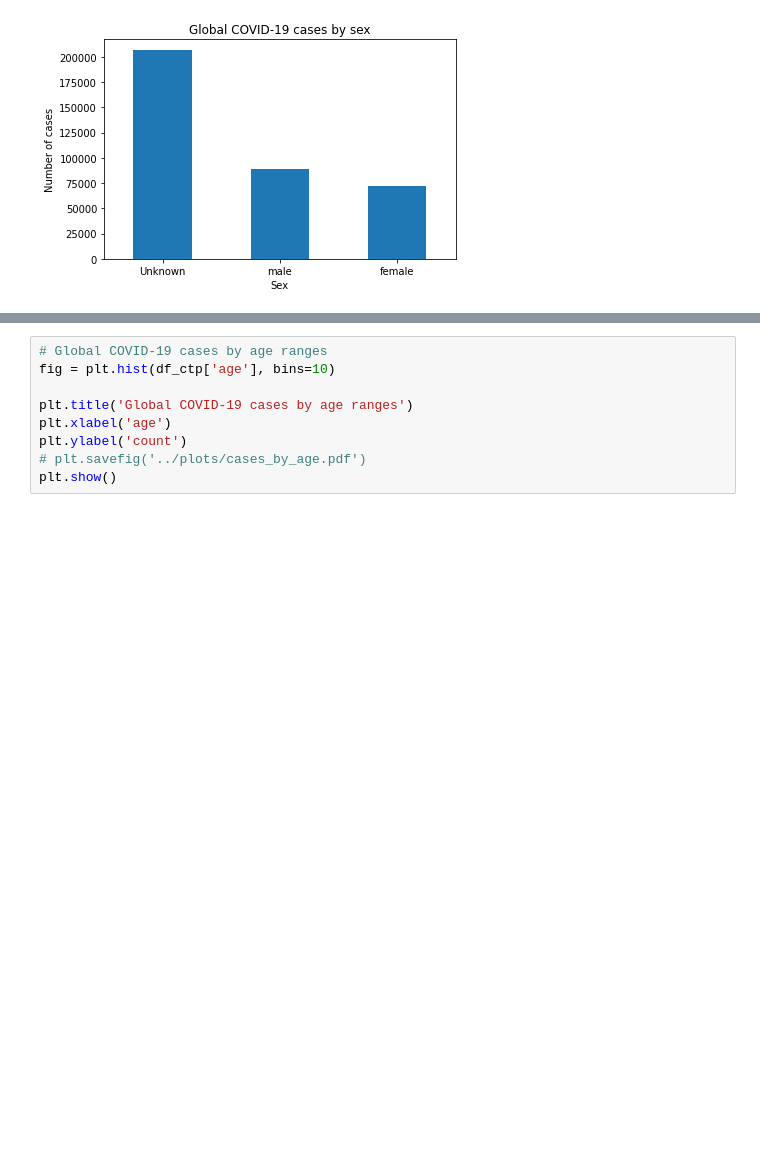
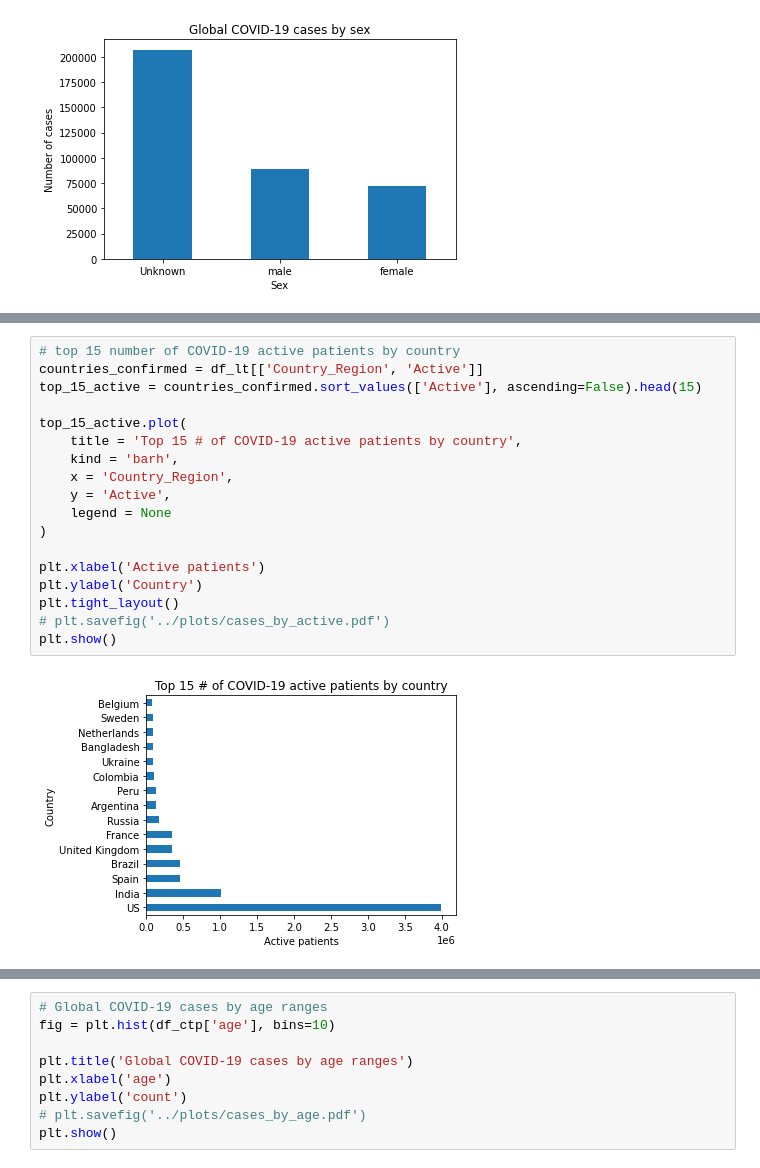
Before and after one commit to klam98/COVID-19-Data-Mining, a Jupyter notebook: src/eda.ipynb, the cells around one changed output, grey strips where cells are left out. Saved outputs shown, nothing was run; the diff lists cells and outputs as text; blank space fills up the shorter version.

```diff
--- a/src/eda.ipynb
+++ b/src/eda.ipynb
@@ -102,0 +167,20 @@ plt.show()
+# %%
+# top 15 number of COVID-19 active patients by country
+countries_confirmed = df_lt[['Country_Region', 'Active']]
+top_15_active = countries_confirmed.sort_values(['Active'], ascending=False).head(15)
+
+top_15_active.plot(
+    title = 'Top 15 # of COVID-19 active patients by country',
+    kind = 'barh',
+    x = 'Country_Region',
+    y = 'Active',
+    legend = None
+)
+
+plt.xlabel('Active patients')
+plt.ylabel('Country')
+plt.tight_layout()
+# plt.savefig('../plots/cases_by_active.pdf')
+plt.show()
+# %% [output]
+[figure, added]
```
Also changed, not shown: parts of 10 cells of this notebook, 7 other files.
